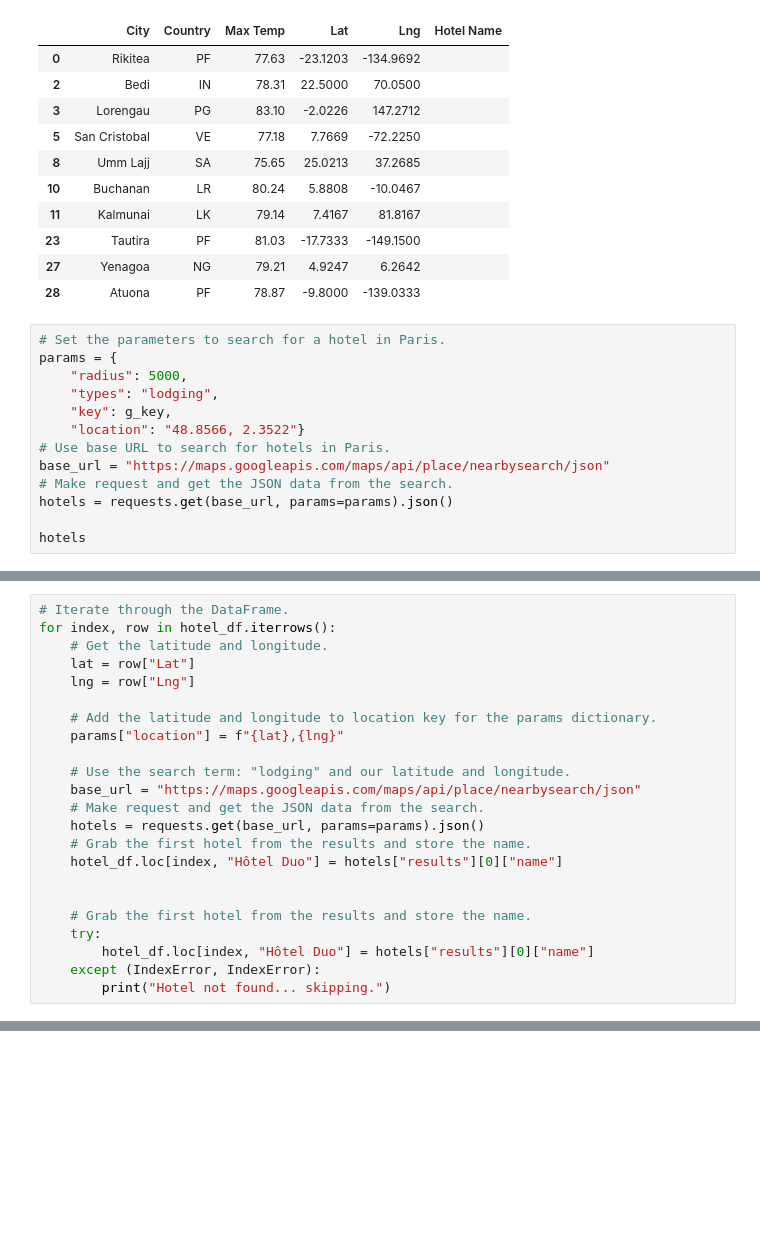
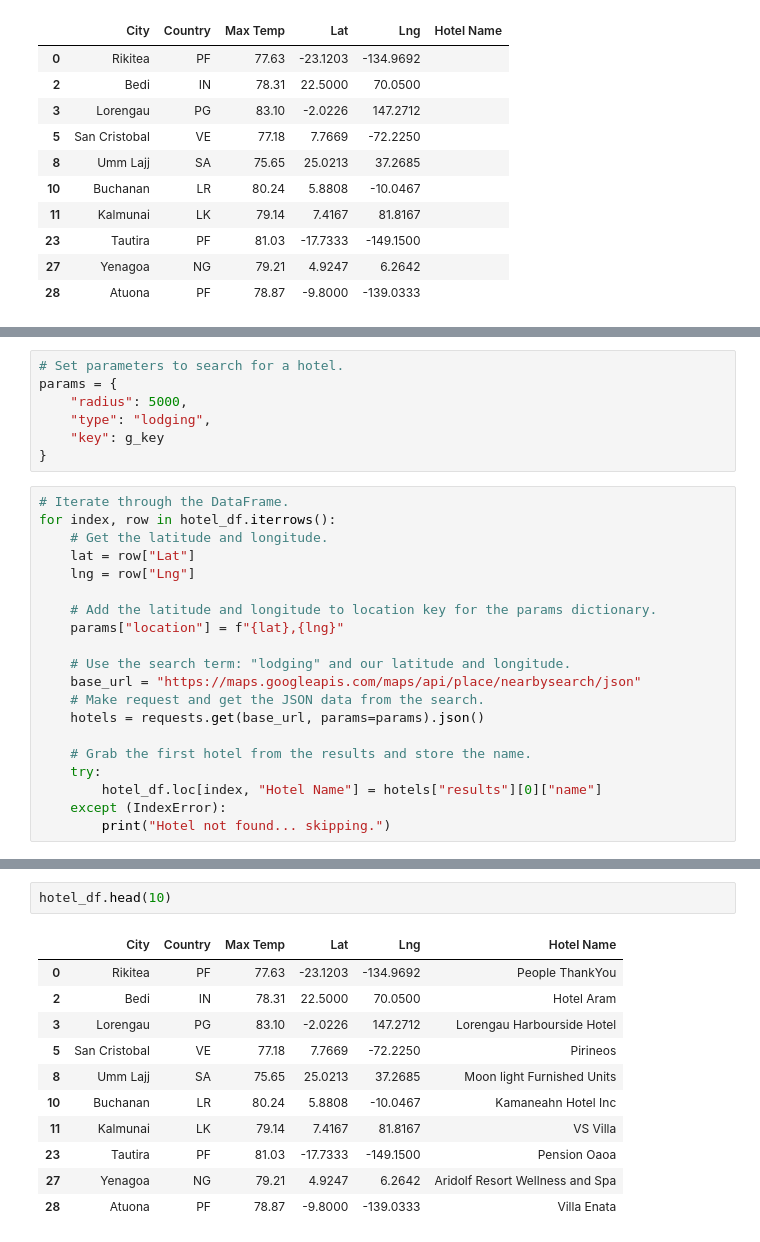
Before and after one commit to KathleenYager/World_Weather_Analysis, a Jupyter notebook: VacationPy.ipynb, the cells around one changed output, grey strips where cells are left out. Cells and saved outputs as stored; diff of their text form; blank space fills up the shorter version.

```diff
--- a/VacationPy.ipynb
+++ b/VacationPy.ipynb
@@ -55,16 +146,3 @@ hotel_df.head(10)
 | 23 | Tautira | PF | 81.03 | -17.7333 | -149.1500 |  |
 | 27 | Yenagoa | NG | 79.21 | 4.9247 | 6.2642 |  |
 | 28 | Atuona | PF | 78.87 | -9.8000 | -139.0333 |  |
-# %%
-# Set the parameters to search for a hotel in Paris.
-params = {
-    "radius": 5000,
-    "types": "lodging",
-    "key": g_key,
-    "location": "48.8566, 2.3522"}
-# Use base URL to search for hotels in Paris.
-base_url = "https://maps.googleapis.com/maps/api/place/nearbysearch/json"
-# Make request and get the JSON data from the search.
-hotels = requests.get(base_url, params=params).json()
-
-hotels
@@ -89,3 +149,10 @@ hotels
+# %%
+# Set parameters to search for a hotel.
+params = {
+    "radius": 5000,
+    "type": "lodging",
+    "key": g_key
+}
 # %%
 # Iterate through the DataFrame.
 for index, row in hotel_df.iterrows():
@@ -100,13 +167,10 @@ for index, row in hotel_df.iterrows():
     base_url = "https://maps.googleapis.com/maps/api/place/nearbysearch/json"
     # Make request and get the JSON data from the search.
     hotels = requests.get(base_url, params=params).json()
-    # Grab the first hotel from the results and store the name.
-    hotel_df.loc[index, "Hôtel Duo"] = hotels["results"][0]["name"]
-
 
     # Grab the first hotel from the results and store the name.
     try:
-        hotel_df.loc[index, "Hôtel Duo"] = hotels["results"][0]["name"]
-    except (IndexError, IndexError):
+        hotel_df.loc[index, "Hotel Name"] = hotels["results"][0]["name"]
+    except (IndexError):
         print("Hotel not found... skipping.")
 # %% [output]
@@ -113,0 +195,14 @@ IndexError: list index out of range
+# %%
+hotel_df.head(10)
+# %% [output]
+|  | City | Country | Max Temp | Lat | Lng | Hotel Name |
+| 0 | Rikitea | PF | 77.63 | -23.1203 | -134.9692 | People ThankYou |
+| 2 | Bedi | IN | 78.31 | 22.5000 | 70.0500 | Hotel Aram |
+| 3 | Lorengau | PG | 83.10 | -2.0226 | 147.2712 | Lorengau Harbourside Hotel |
+| 5 | San Cristobal | VE | 77.18 | 7.7669 | -72.2250 | Pirineos |
+| 8 | Umm Lajj | SA | 75.65 | 25.0213 | 37.2685 | Moon light Furnished Units |
+| 10 | Buchanan | LR | 80.24 | 5.8808 | -10.0467 | Kamaneahn Hotel Inc |
+| 11 | Kalmunai | LK | 79.14 | 7.4167 | 81.8167 | VS Villa |
+| 23 | Tautira | PF | 81.03 | -17.7333 | -149.1500 | Pension Oaoa |
+| 27 | Yenagoa | NG | 79.21 | 4.9247 | 6.2642 | Aridolf Resort Wellness and Spa |
+| 28 | Atuona | PF | 78.87 | -9.8000 | -139.0333 | Villa Enata |
```
Also changed, not shown: parts of 15 cells of this notebook, 2 other files.
